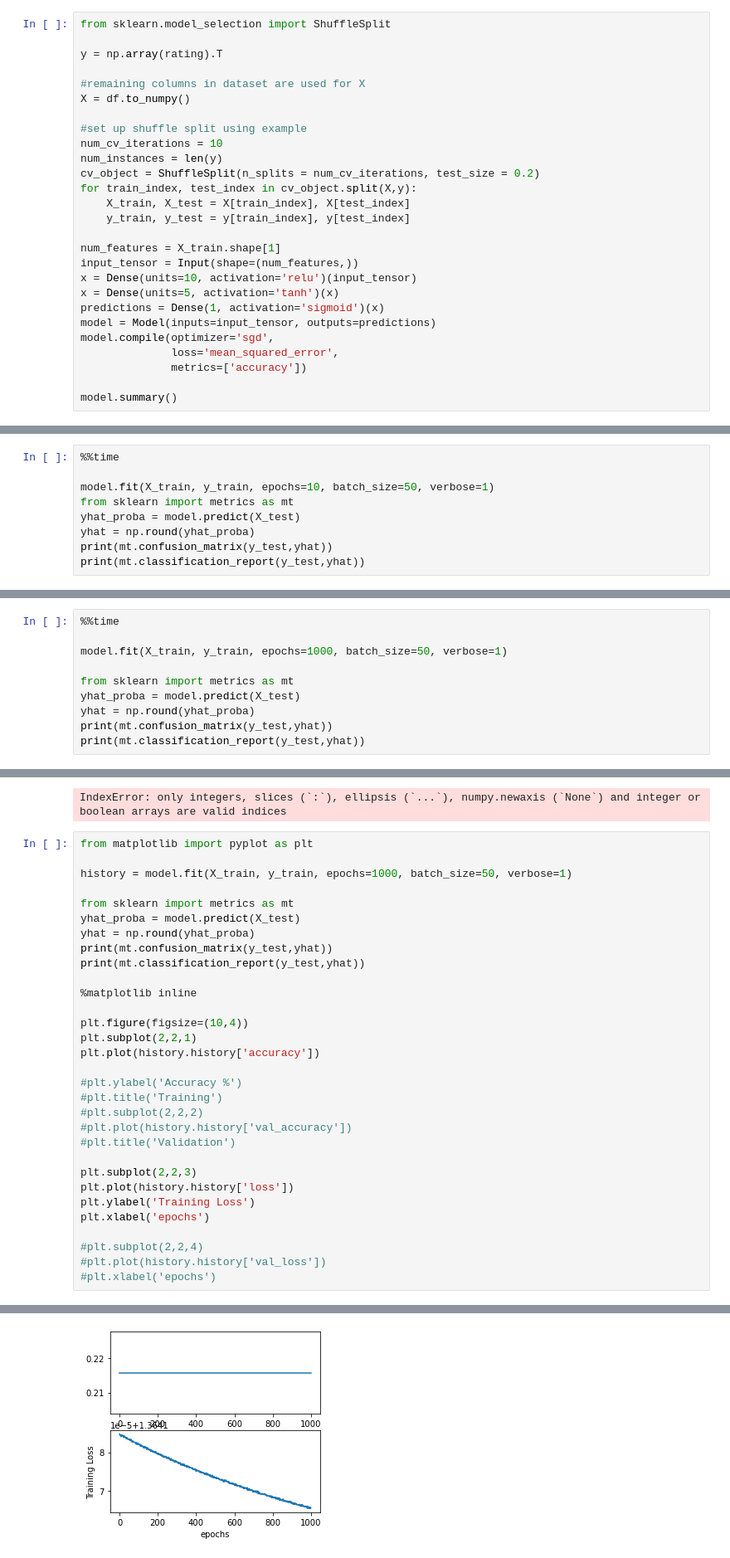
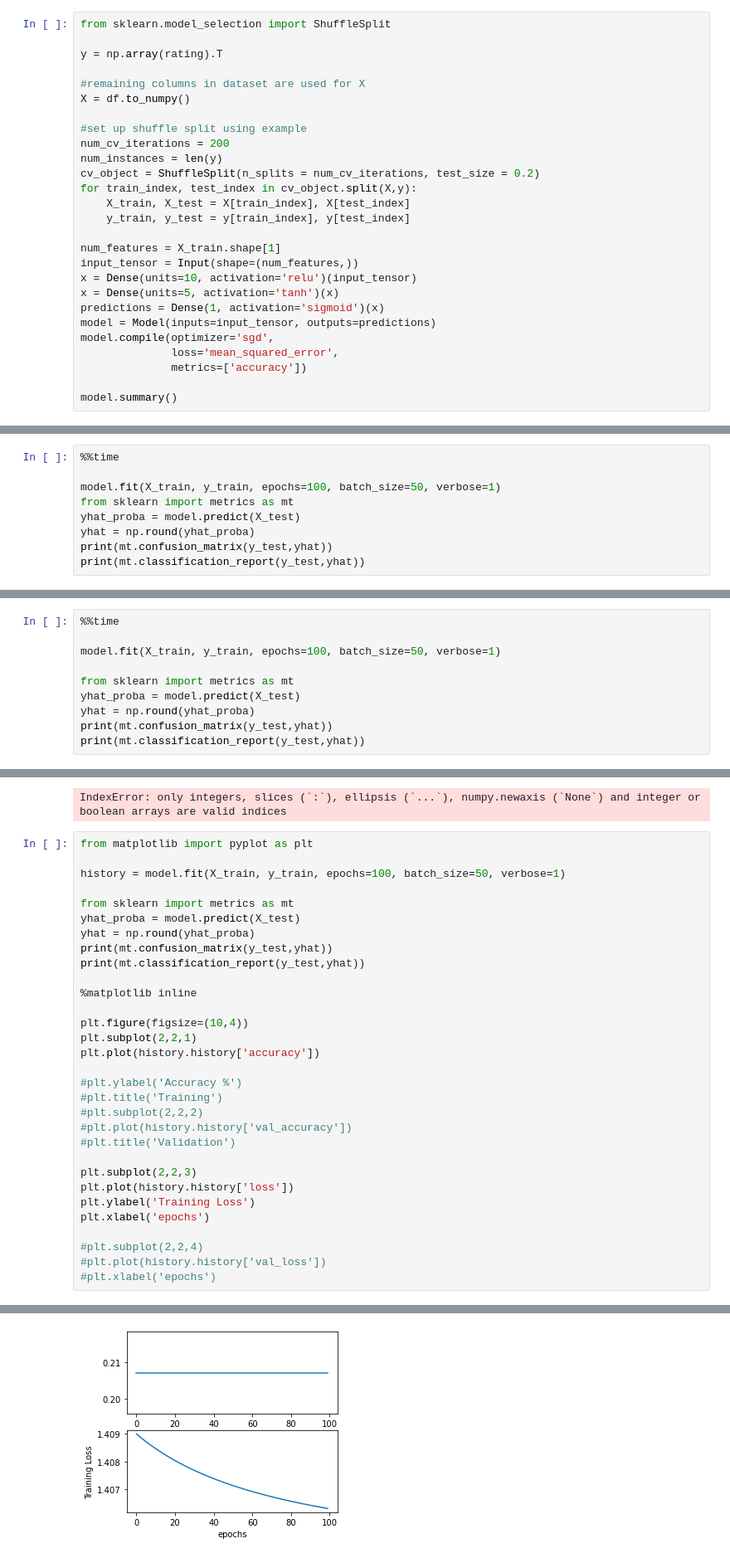
Before and after one commit to jenyintaylor/MLiP_Group, a Jupyter notebook: Lab 5/Lab 5.ipynb, the cells around one changed output, grey strips where cells are left out. Shown at 83% size. Drawn from its saved outputs; the diff is of its cells as text.

```diff
--- a/Lab 5/Lab 5.ipynb
+++ b/Lab 5/Lab 5.ipynb
@@ -72,7 +72,7 @@ y = np.array(rating).T
 X = df.to_numpy()
 
 #set up shuffle split using example
-num_cv_iterations = 10
+num_cv_iterations = 200
 num_instances = len(y)
 cv_object = ShuffleSplit(n_splits = num_cv_iterations, test_size = 0.2)
 for train_index, test_index in cv_object.split(X,y):
@@ -110,7 +110,7 @@ _________________________________________________________________
 # %%
 %%time
 
-model.fit(X_train, y_train, epochs=10, batch_size=50, verbose=1)
+model.fit(X_train, y_train, epochs=100, batch_size=50, verbose=1)
 from sklearn import metrics as mt
 yhat_proba = model.predict(X_test)
 yhat = np.round(yhat_proba)
@@ -182,7 +182,7 @@ ________________________________________________________________________________
 # %%
 %%time
 
-model.fit(X_train, y_train, epochs=1000, batch_size=50, verbose=1)
+model.fit(X_train, y_train, epochs=100, batch_size=50, verbose=1)
 
 from sklearn import metrics as mt
 yhat_proba = model.predict(X_test)
@@ -242,7 +242,7 @@ IndexError: only integers, slices (`:`), ellipsis (`...`), numpy.newaxis (`None`
 # %%
 from matplotlib import pyplot as plt
 
-history = model.fit(X_train, y_train, epochs=1000, batch_size=50, verbose=1)
+history = model.fit(X_train, y_train, epochs=100, batch_size=50, verbose=1)
 
 from sklearn import metrics as mt
 yhat_proba = model.predict(X_test)
@@ -291,2 +291,2 @@ weighted avg       0.04      0.20      0.07       379
 Text(0.5, 0, 'epochs')
-[figure, old version]
+[figure, new version]
```
Also changed, not shown: parts of 4 cells of this notebook.
